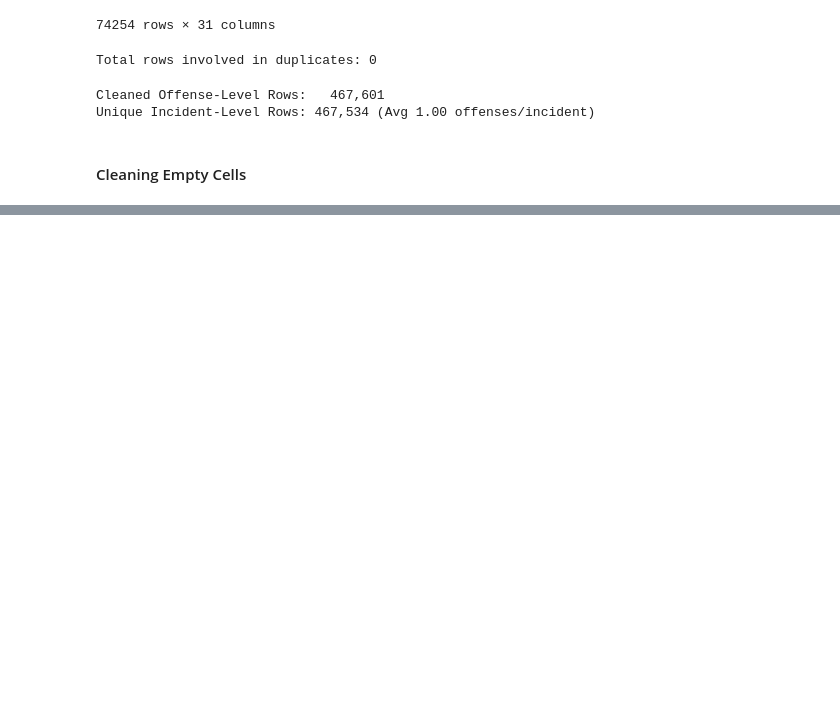
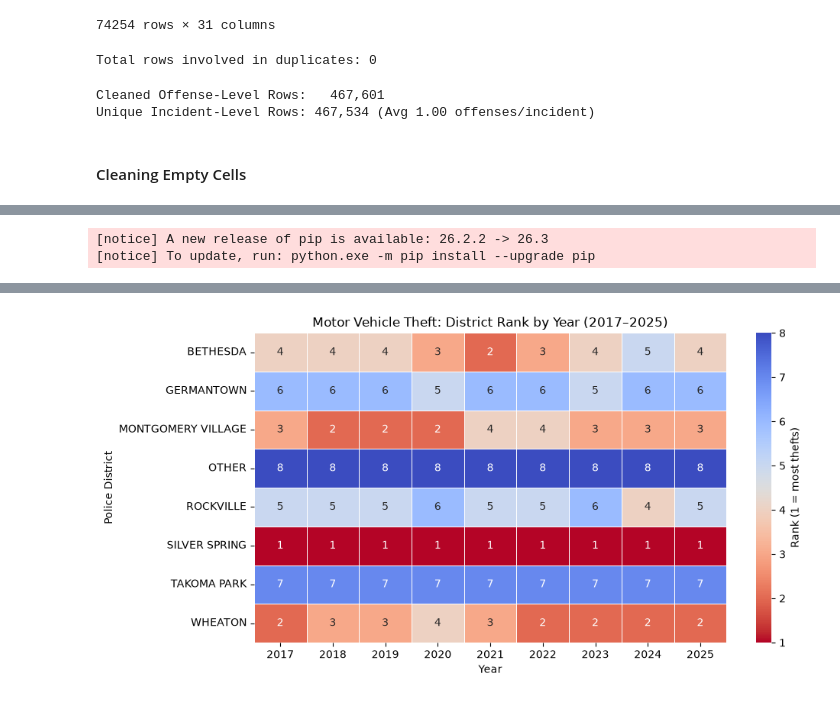
Before and after one commit to ArunaMahaGamage/MSC-AI-CW1, a Jupyter notebook: CW1.ipynb, the cells around one changed output, grey strips where cells are left out. Saved outputs shown, nothing was run; the diff lists cells and outputs as text; code cells hidden in the pictures; blank space fills up the shorter version.

```diff
--- a/CW1.ipynb
+++ b/CW1.ipynb
@@ -199,0 +556,6 @@ clean_df.plot()
+# %%
+mvt = df_clean[(df_clean["Crime Name 2"] == "Motor Vehicle Theft") &
+               (df_clean["Start Date/Time"] >= "2016-07-01") &
+               (df_clean["Start Date/Time"] <= "2026-09-10 23:59:59")].copy()
+
+print(f"Motor vehicle thefts: {len(mvt):,}")
@@ -199,0 +670,6 @@ clean_df.plot()
+# %%
+mvt_full = mvt[mvt["Year"].between(2017, 2025)]
+
+district_year = pd.crosstab(mvt_full["Police District Name"], mvt_full["Year"],
+                            margins=True, margins_name="Total")
+display(district_year)
@@ -199,0 +718,20 @@ clean_df.plot()
+# %%
+#%pip install seaborn
+
+import matplotlib.pyplot as plt
+import seaborn as sns
+
+district_rank = pd.crosstab(mvt_full["Police District Name"], mvt_full["Year"]) \
+                  .rank(ascending=False, method="min").astype(int)
+
+plt.figure(figsize=(10, 5))
+sns.heatmap(district_rank, annot=True, fmt="d", cmap="coolwarm_r",
+            linewidths=0.5, cbar_kws={"label": "Rank (1 = most thefts)"})
+plt.title("Motor Vehicle Theft: District Rank by Year (2017–2025)")
+plt.xlabel("Year")
+plt.ylabel("Police District")
+plt.tight_layout()
+plt.show()
+# %% [output]
+[notice] A new release of pip is available: 26.2.2 -> 26.3
+[notice] To update, run: python.exe -m pip install --upgrade pip
@@ -199,0 +757 @@ clean_df.plot()
+[figure, added]
```
Also changed, not shown: parts of 23 cells of this notebook, 1 other file.
